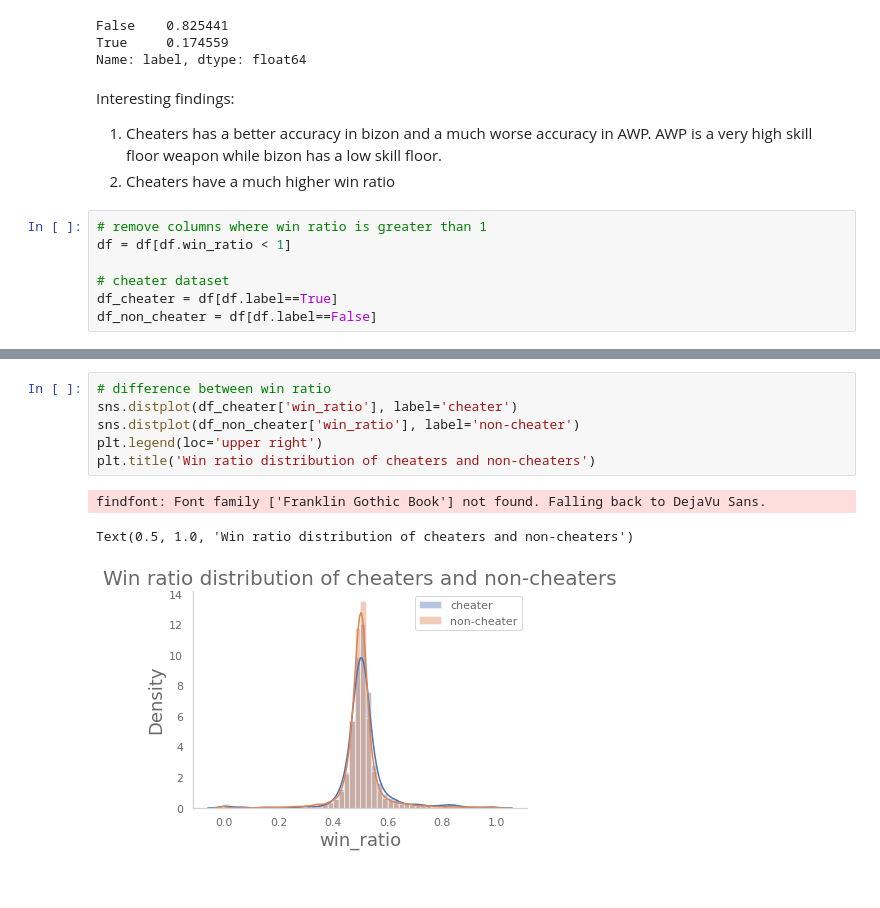
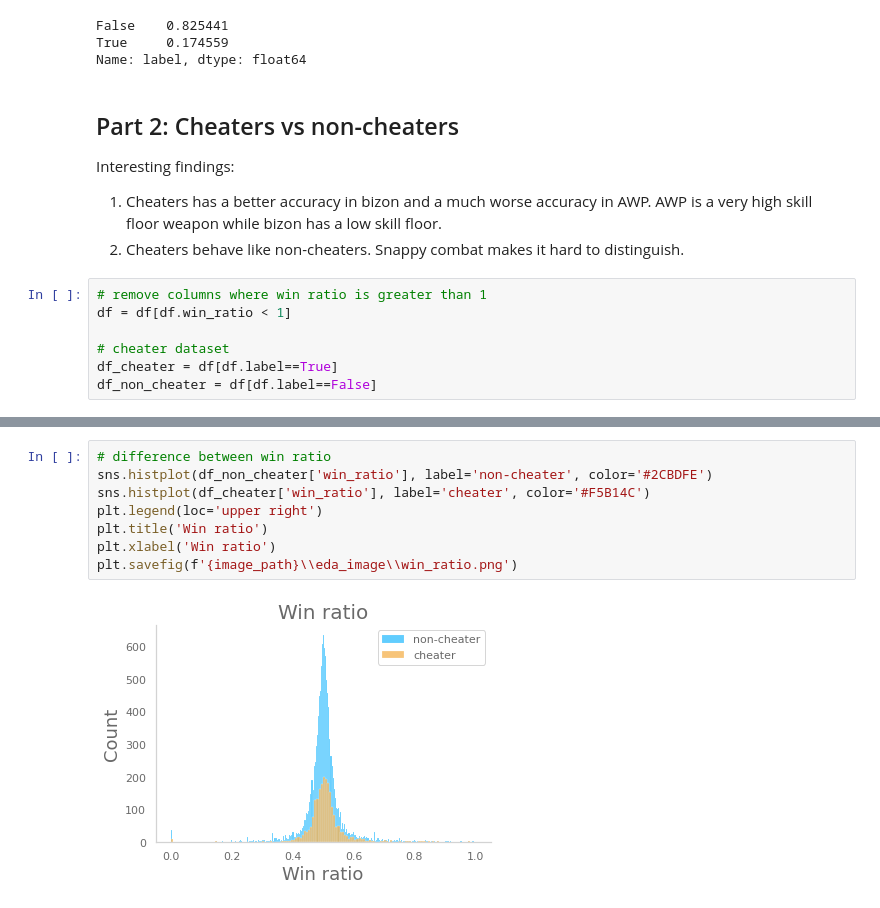
Before and after one commit to vh42720/csgo_cheater_detection, a Jupyter notebook: 02_eda.ipynb, the cells around one changed output, grey strips where cells are left out. Cells and saved outputs as stored; diff of their text form.

```diff
--- a/02_eda.ipynb
+++ b/02_eda.ipynb
@@ -47,10 +45,12 @@ False    0.825441
 True     0.174559
 Name: label, dtype: float64
 # %% [markdown]
+## Part 2: Cheaters vs non-cheaters
+
 Interesting findings:
 1. Cheaters has a better accuracy in bizon and a much worse accuracy in AWP.
 AWP is a very high skill floor weapon while bizon has a low skill floor.
-2. Cheaters have a much higher win ratio
+2. Cheaters behave like non-cheaters. Snappy combat makes it hard to distinguish.
 # %%
 # remove columns where win ratio is greater than 1
 df = df[df.win_ratio < 1]
@@ -86,13 +86,13 @@ accuracy_m4a1          0.0017853442268123965
 accuracy_galilar          -0.001680201523200836
 # %%
 # difference between win ratio
-sns.distplot(df_cheater['win_ratio'], label='cheater')
-sns.distplot(df_non_cheater['win_ratio'], label='non-cheater')
+sns.histplot(df_non_cheater['win_ratio'], label='non-cheater', color='#2CBDFE')
+sns.histplot(df_cheater['win_ratio'], label='cheater', color='#F5B14C')
 plt.legend(loc='upper right')
-plt.title('Win ratio distribution of cheaters and non-cheaters')
+plt.title('Win ratio')
+plt.xlabel('Win ratio')
+plt.savefig(f'{image_path}\\eda_image\\win_ratio.png')
 # %% [output]
-findfont: Font family ['Franklin Gothic Book'] not found. Falling back to DejaVu Sans.
-Text(0.5, 1.0, 'Win ratio distribution of cheaters and non-cheaters')
-[figure, old version]
+[figure, new version]
 # %%
 # difference between win ratio
```
Also changed, not shown: parts of 12 cells of this notebook, 5 other files.
